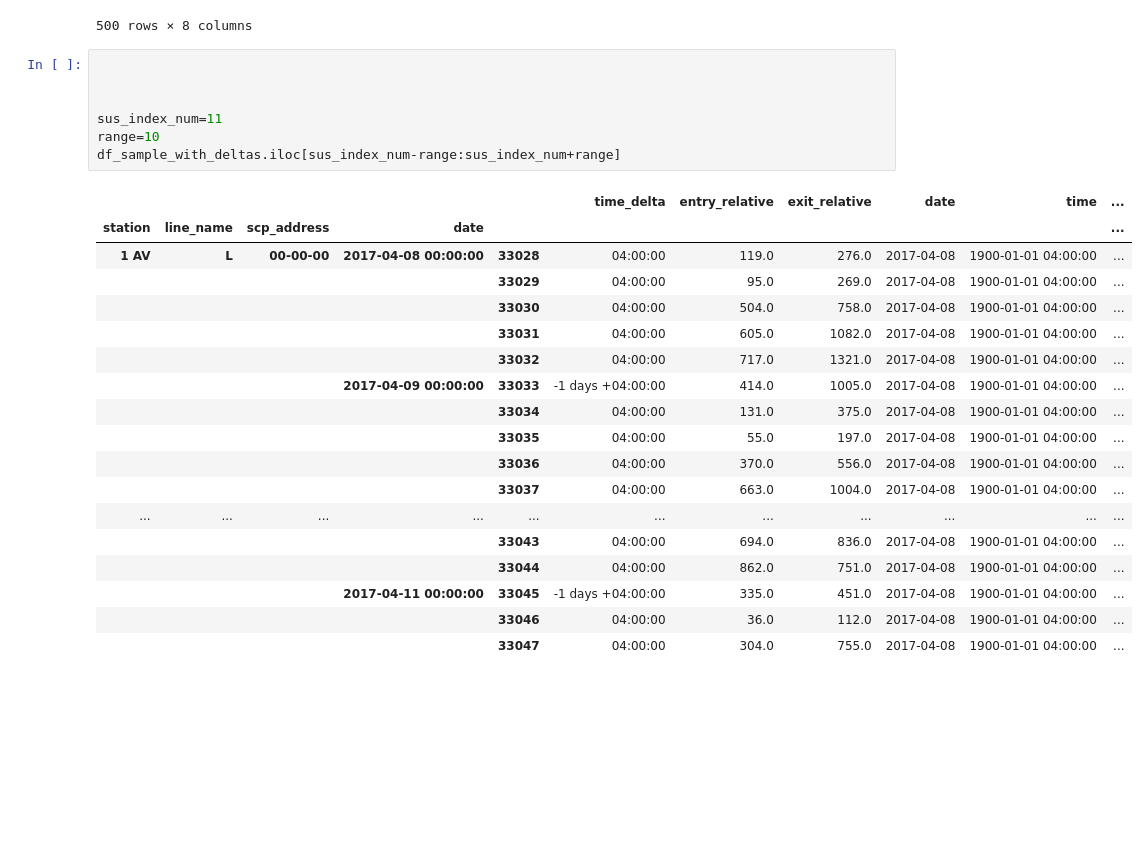
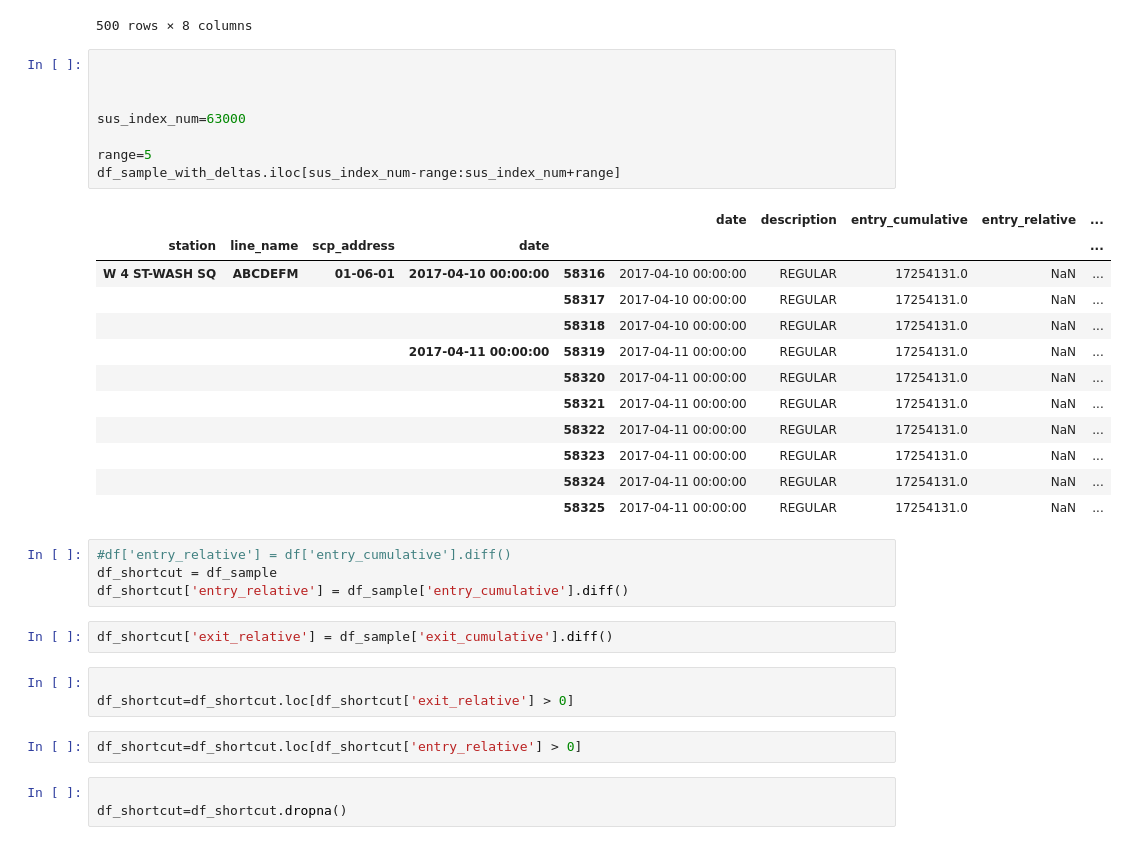
Before and after one commit to jeremyrchow/metis_proj_1, a Jupyter notebook: processed_data/DifferencesNotebook.ipynb, the cells around one changed output. Drawn from its saved outputs; the diff is of its cells as text; blank space fills up the shorter version.

```diff
--- a/processed_data/DifferencesNotebook.ipynb
+++ b/processed_data/DifferencesNotebook.ipynb
@@ -185,26 +213,35 @@ df_outliers_sample.sample(500)
 # %%
 
 
 
-sus_index_num=11
-range=10
+sus_index_num=63000
+
+range=5
 df_sample_with_deltas.iloc[sus_index_num-range:sus_index_num+range]
 # %% [output]
-|  |  |  |  |  | time_delta | entry_relative | exit_relative | date | time | ... |
-| station | line_name | scp_address | date |  |  |  |  |  |  | ... |
-| 1 AV | L | 00-00-00 | 2017-04-08 00:00:00 | 33028 | 04:00:00 | 119.0 | 276.0 | 2017-04-08 | 1900-01-01 04:00:00 | ... |
-|  |  |  |  | 33029 | 04:00:00 | 95.0 | 269.0 | 2017-04-08 | 1900-01-01 04:00:00 | ... |
-|  |  |  |  | 33030 | 04:00:00 | 504.0 | 758.0 | 2017-04-08 | 1900-01-01 04:00:00 | ... |
-|  |  |  |  | 33031 | 04:00:00 | 605.0 | 1082.0 | 2017-04-08 | 1900-01-01 04:00:00 | ... |
-|  |  |  |  | 33032 | 04:00:00 | 717.0 | 1321.0 | 2017-04-08 | 1900-01-01 04:00:00 | ... |
-|  |  |  | 2017-04-09 00:00:00 | 33033 | -1 days +04:00:00 | 414.0 | 1005.0 | 2017-04-08 | 1900-01-01 04:00:00 | ... |
-|  |  |  |  | 33034 | 04:00:00 | 131.0 | 375.0 | 2017-04-08 | 1900-01-01 04:00:00 | ... |
-|  |  |  |  | 33035 | 04:00:00 | 55.0 | 197.0 | 2017-04-08 | 1900-01-01 04:00:00 | ... |
-|  |  |  |  | 33036 | 04:00:00 | 370.0 | 556.0 | 2017-04-08 | 1900-01-01 04:00:00 | ... |
-|  |  |  |  | 33037 | 04:00:00 | 663.0 | 1004.0 | 2017-04-08 | 1900-01-01 04:00:00 | ... |
-| ... | ... | ... | ... | ... | ... | ... | ... | ... | ... | ... |
-|  |  |  |  | 33043 | 04:00:00 | 694.0 | 836.0 | 2017-04-08 | 1900-01-01 04:00:00 | ... |
-|  |  |  |  | 33044 | 04:00:00 | 862.0 | 751.0 | 2017-04-08 | 1900-01-01 04:00:00 | ... |
-|  |  |  | 2017-04-11 00:00:00 | 33045 | -1 days +04:00:00 | 335.0 | 451.0 | 2017-04-08 | 1900-01-01 04:00:00 | ... |
-|  |  |  |  | 33046 | 04:00:00 | 36.0 | 112.0 | 2017-04-08 | 1900-01-01 04:00:00 | ... |
-|  |  |  |  | 33047 | 04:00:00 | 304.0 | 755.0 | 2017-04-08 | 1900-01-01 04:00:00 | ... |
+|  |  |  |  |  | date | description | entry_cumulative | entry_relative | ... |
+| station | line_name | scp_address | date |  |  |  |  |  | ... |
+| W 4 ST-WASH SQ | ABCDEFM | 01-06-01 | 2017-04-10 00:00:00 | 58316 | 2017-04-10 00:00:00 | REGULAR | 17254131.0 | NaN | ... |
+|  |  |  |  | 58317 | 2017-04-10 00:00:00 | REGULAR | 17254131.0 | NaN | ... |
+|  |  |  |  | 58318 | 2017-04-10 00:00:00 | REGULAR | 17254131.0 | NaN | ... |
+|  |  |  | 2017-04-11 00:00:00 | 58319 | 2017-04-11 00:00:00 | REGULAR | 17254131.0 | NaN | ... |
+|  |  |  |  | 58320 | 2017-04-11 00:00:00 | REGULAR | 17254131.0 | NaN | ... |
+|  |  |  |  | 58321 | 2017-04-11 00:00:00 | REGULAR | 17254131.0 | NaN | ... |
+|  |  |  |  | 58322 | 2017-04-11 00:00:00 | REGULAR | 17254131.0 | NaN | ... |
+|  |  |  |  | 58323 | 2017-04-11 00:00:00 | REGULAR | 17254131.0 | NaN | ... |
+|  |  |  |  | 58324 | 2017-04-11 00:00:00 | REGULAR | 17254131.0 | NaN | ... |
+|  |  |  |  | 58325 | 2017-04-11 00:00:00 | REGULAR | 17254131.0 | NaN | ... |
+# %%
+#df['entry_relative'] = df['entry_cumulative'].diff()
+df_shortcut = df_sample
+df_shortcut['entry_relative'] = df_sample['entry_cumulative'].diff()
+# %%
+df_shortcut['exit_relative'] = df_sample['exit_cumulative'].diff()
+# %%
+
+df_shortcut=df_shortcut.loc[df_shortcut['exit_relative'] > 0]
+# %%
+df_shortcut=df_shortcut.loc[df_shortcut['entry_relative'] > 0]
+# %%
+
+df_shortcut=df_shortcut.dropna()
```
Also changed, not shown: parts of 5 cells of this notebook.
